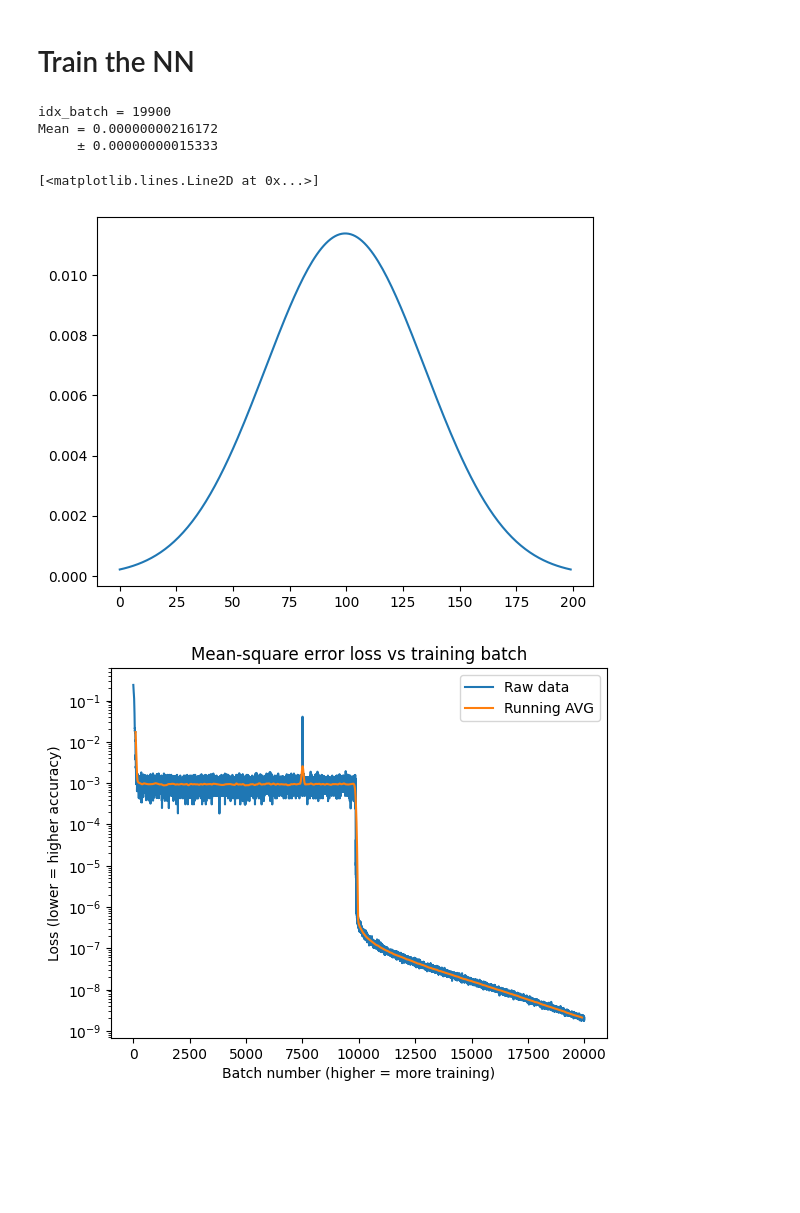
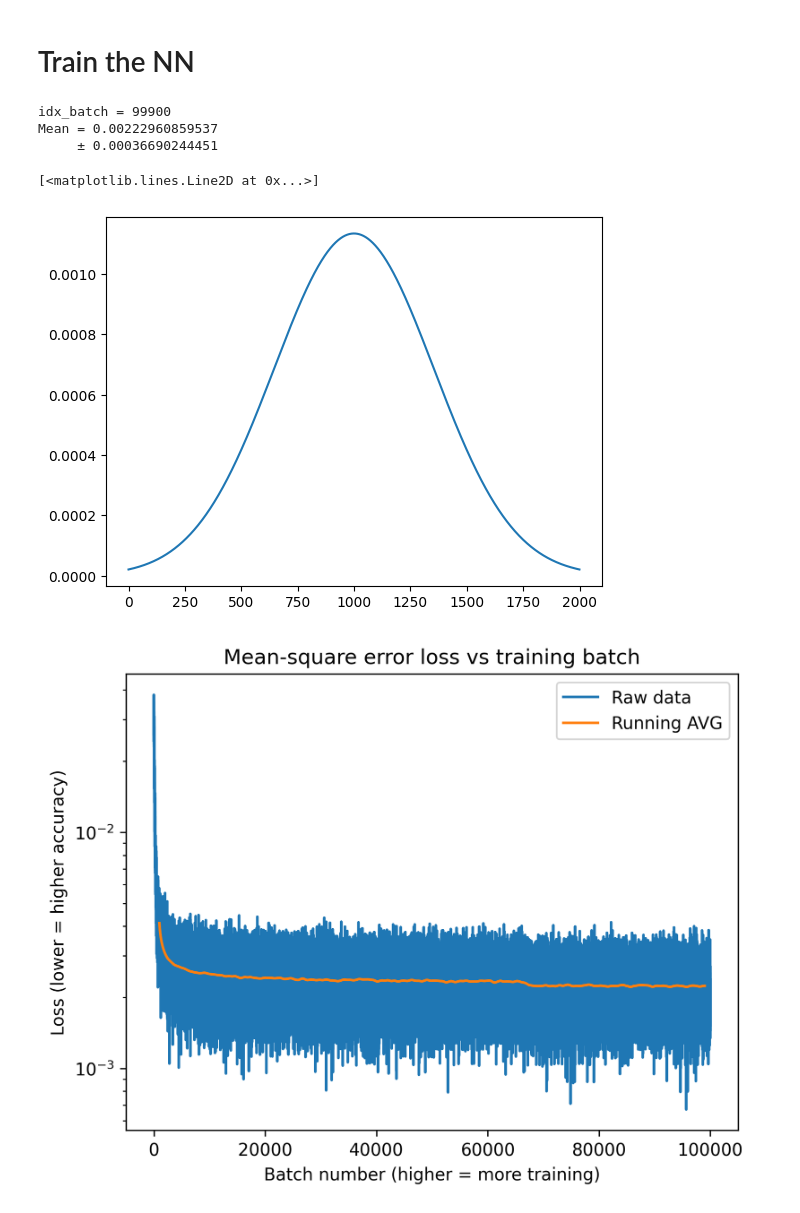
Before and after one commit to JuliusRye/QEC, a Jupyter notebook: testing/decoder.ipynb, the cells around one changed output. Drawn from its saved outputs; the diff is of its cells as text; code cells hidden in the pictures; blank space fills up the shorter version.

```diff
--- a/testing/decoder.ipynb
+++ b/testing/decoder.ipynb
@@ -110,9 +121,9 @@ mse_loss_batch_val_grad = jax.jit( mse_loss_batch_val_grad  )
 batch_size = 1
 subkey, key = jax.random.split(key)
 errors = jax_create_error_batch(
-    px = .1,
-    py = .1,
-    pz = .1,
+    px = error_prob[0],
+    py = error_prob[1],
+    pz = error_prob[2],
     size = ndq,
     batch_size = batch_size,
     key = subkey
@@ -160,13 +183,13 @@ The loss of the NN is: 0.2328593880
 # %% [markdown]
 # Train the NN
 # %%
-learning_rate = 1e-2
+learning_rate = 1e-3
 optimizer = optax.adam(learning_rate)
 opt_state = optimizer.init(params)
 
 # training parameters
-num_training_batches = 20_000
-batch_size = 512
+num_training_batches = 100_000
+batch_size = 256
 losses=[]
 # %%
 from IPython.display import clear_output
@@ -180,9 +203,9 @@ for idx_batch in range(num_training_batches):
     # get training batch
     subkey, key = jax.random.split(key)
     errors = jax_create_error_batch(
-        px = .1,
-        py = .1,
-        pz = .1,
+        px = error_prob[0],
+        py = error_prob[1],
+        pz = error_prob[2],
         size = ndq,
         batch_size = batch_size,
         key = subkey
@@ -194,7 +217,7 @@ for idx_batch in range(num_training_batches):
 
     # Safe-guard against nan values
     # Stopts the training before updating with problematic prams
-    if jnp.isnan(loss):
+    if jnp.isnan(loss) or any([jnp.isnan(bias).any() for bias in grads['weights']]):
         print(idx_batch)
         break
 
@@ -205,11 +228,11 @@ for idx_batch in range(num_training_batches):
     # add the loss to the list:
     losses.append(loss)
 # %% [output]
-idx_batch = 19900
-Mean = 0.00000000216172
-     ± 0.00000000015333
+idx_batch = 99900
+Mean = 0.00222960859537
+     ± 0.00036690244451
 # %%
-window_size = len(losses) // 100
+window_size = len(losses) // 50
 window_xs = np.linspace(-2, 2, window_size)
 window_form = jnp.exp(-window_xs**2)
 window = window_form / sum(window_form)
@@ -217,21 +240,21 @@ window = window_form / sum(window_form)
 plt.plot(range(window_size), window)
 # %% [output]
 [<matplotlib.lines.Line2D at 0x...>]
-[figure, old version]
+[figure, new version]
 # %%
 running_avg = jnp.convolve(jnp.array(losses), window, mode='valid')
 
-plt.figure()
+plt.figure(dpi=300)
 plt.plot(jnp.arange(0, len(losses)), losses, label="Raw data")
 plt.plot(jnp.arange(0, len(running_avg))+window_size/2, running_avg, label="Running AVG")
 plt.legend()
 plt.yscale( "log" )
 plt.title("Mean-square error loss vs training batch")
 plt.xlabel("Batch number (higher = more training)")
 plt.ylabel("Loss (lower = higher accuracy)")
 plt.show()
 # %% [output]
-[figure, old version]
+[figure, new version]
 # %%
 # params = load_NN("../trained_NN/NN_SC_D5_V1.json")
 # %%
```
Also changed, not shown: parts of 6 cells of this notebook, 7 other files.
